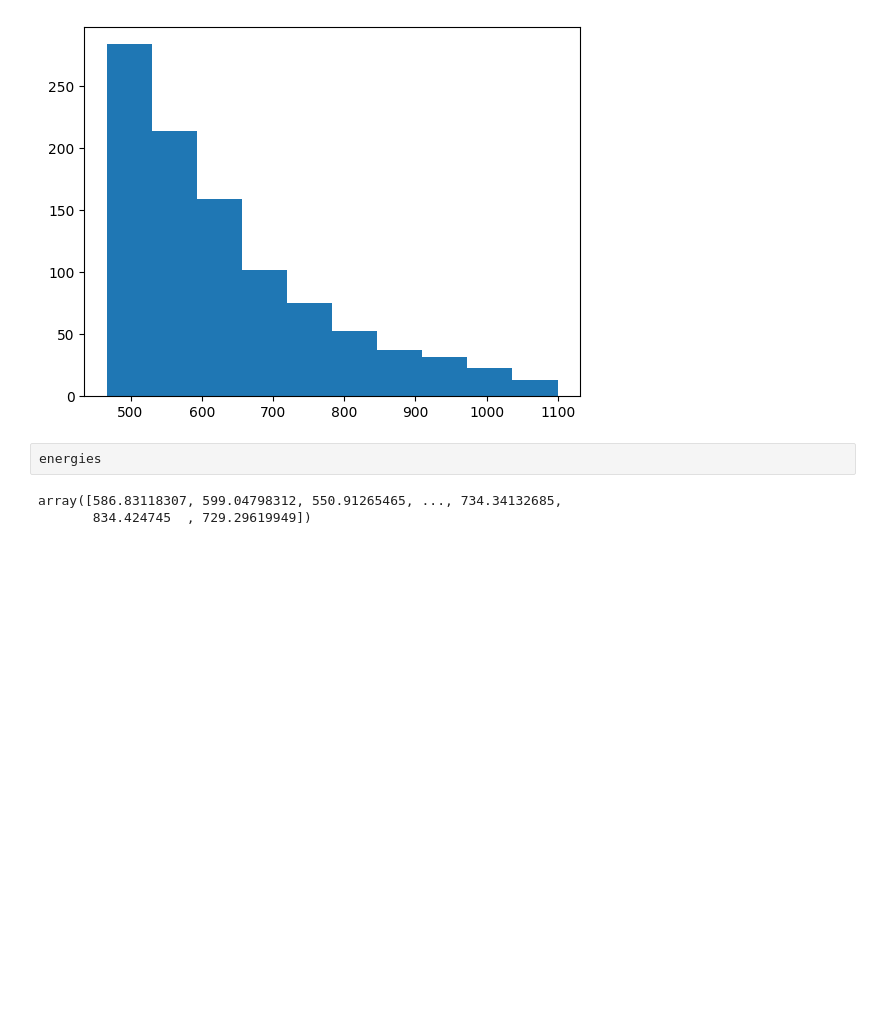
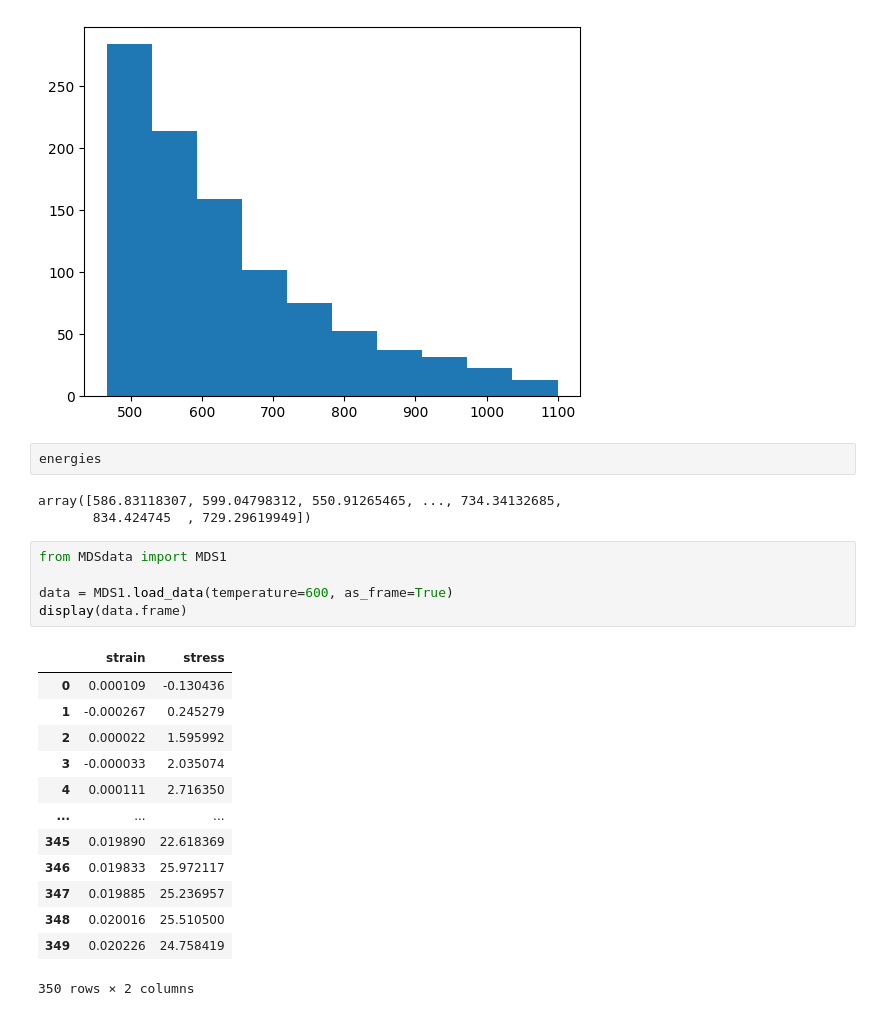
Before and after one commit to MDS-book/MDS-data, a Jupyter notebook: examples/try.ipynb, the cells around one changed output. Drawn from its saved outputs; the diff is of its cells as text; blank space fills up the shorter version.

```diff
--- a/examples/try.ipynb
+++ b/examples/try.ipynb
@@ -115,3 +115,22 @@ energies
 # %% [output]
 array([586.83118307, 599.04798312, 550.91265465, ..., 734.34132685,
        834.424745  , 729.29619949])
+# %%
+from MDSdata import MDS1
+
+data = MDS1.load_data(temperature=600, as_frame=True)
+display(data.frame)
+# %% [output]
+|  | strain | stress |
+| 0 | 0.000109 | -0.130436 |
+| 1 | -0.000267 | 0.245279 |
+| 2 | 0.000022 | 1.595992 |
+| 3 | -0.000033 | 2.035074 |
+| 4 | 0.000111 | 2.716350 |
+| ... | ... | ... |
+| 345 | 0.019890 | 22.618369 |
+| 346 | 0.019833 | 25.972117 |
+| 347 | 0.019885 | 25.236957 |
+| 348 | 0.020016 | 25.510500 |
+| 349 | 0.020226 | 24.758419 |
+350 rows × 2 columns
```
Also changed, not shown: 6 other files.
